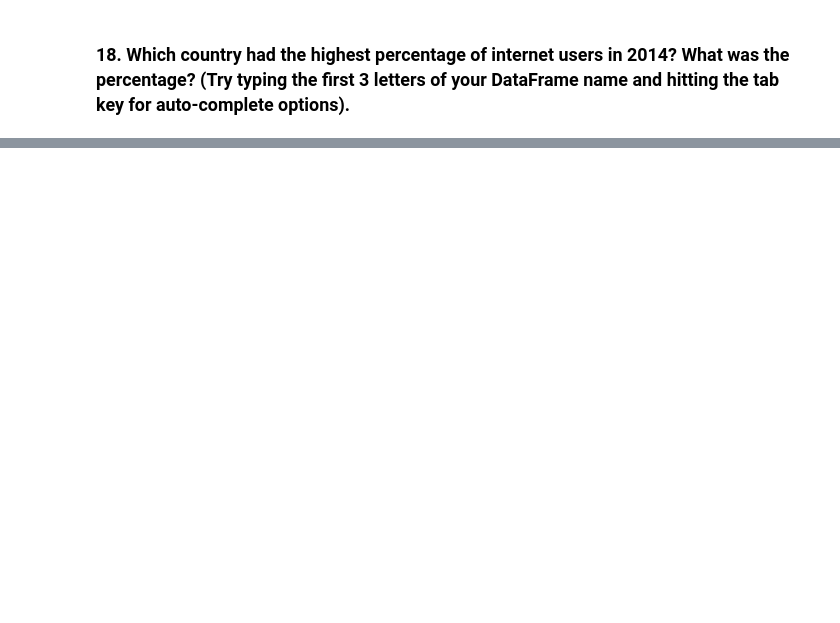
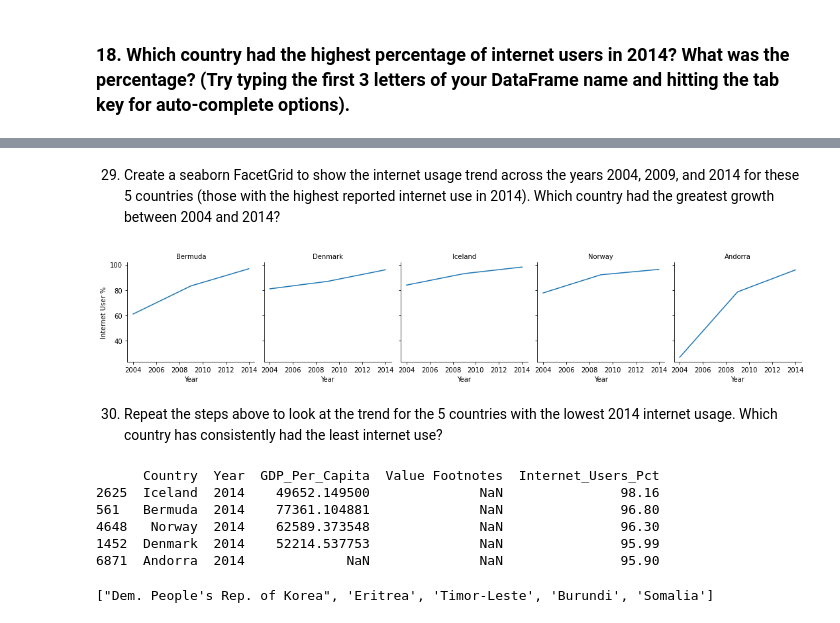
Before and after one commit to CeciliaNd/gdp-and-internet-usage-Python, a Jupyter notebook: Notebook/UN_project.ipynb, the cells around one changed output, grey strips where cells are left out. Drawn from its saved outputs; the diff is of its cells as text; code cells hidden in the pictures; blank space fills up the shorter version.

```diff
--- a/Notebook/UN_project.ipynb
+++ b/Notebook/UN_project.ipynb
@@ -187,0 +298,3 @@ Which country had the lowest percentage of internet users in 2014? What was the
+# %%
+t5_int_use_14 = gdp_int_14.nlargest(5, "Internet_Users_Pct")
+t5_int_use_14
@@ -187,0 +310,3 @@ Which country had the lowest percentage of internet users in 2014? What was the
+# %%
+top_internet_countries = t5_int_use_14.Country.tolist()
+print(top_internet_countries)
@@ -187,0 +315,3 @@ Which country had the lowest percentage of internet users in 2014? What was the
+# %%
+top_5_internet = gdp_int_04_09_14[gdp_int_04_09_14.Country.isin(top_internet_countries)]
+print(top_5_internet)
@@ -187,0 +335,27 @@ Which country had the lowest percentage of internet users in 2014? What was the
+# %% [markdown]
+29. Create a seaborn FacetGrid to show the internet usage trend across the years 2004, 2009, and 2014 for these 5 countries (those with the highest reported internet use in 2014). Which country had the greatest growth between 2004 and 2014?
+# %%
+fg = sns.FacetGrid(top_5_internet, col = "Country")
+
+fg.map(plt.plot, "Year", "Internet_Users_Pct")
+fg.set_axis_labels("Year", "Internet User %")
+fg.set_titles(col_template = "{col_name}");
+# %% [output]
+[figure, added]
+# %% [markdown]
+30. Repeat the steps above to look at the trend for the 5 countries with the lowest 2014 internet usage. Which country has consistently had the least internet use?
+# %%
+b5_int_use_14 = gdp_int_14.nsmallest(5, "Internet_Users_Pct")
+print(t5_int_use_14)
+# %% [output]
+      Country  Year  GDP_Per_Capita  Value Footnotes  Internet_Users_Pct
+2625  Iceland  2014    49652.149500              NaN               98.16
+561   Bermuda  2014    77361.104881              NaN               96.80
+4648   Norway  2014    62589.373548              NaN               96.30
+1452  Denmark  2014    52214.537753              NaN               95.99
+6871  Andorra  2014             NaN              NaN               95.90
+# %%
+bottom_int_countries = b5_int_use_14.Country.tolist()
+print(bottom_int_countries)
+# %% [output]
+["Dem. People's Rep. of Korea", 'Eritrea', 'Timor-Leste', 'Burundi', 'Somalia']
```
Also changed, not shown: parts of 52 cells of this notebook.
